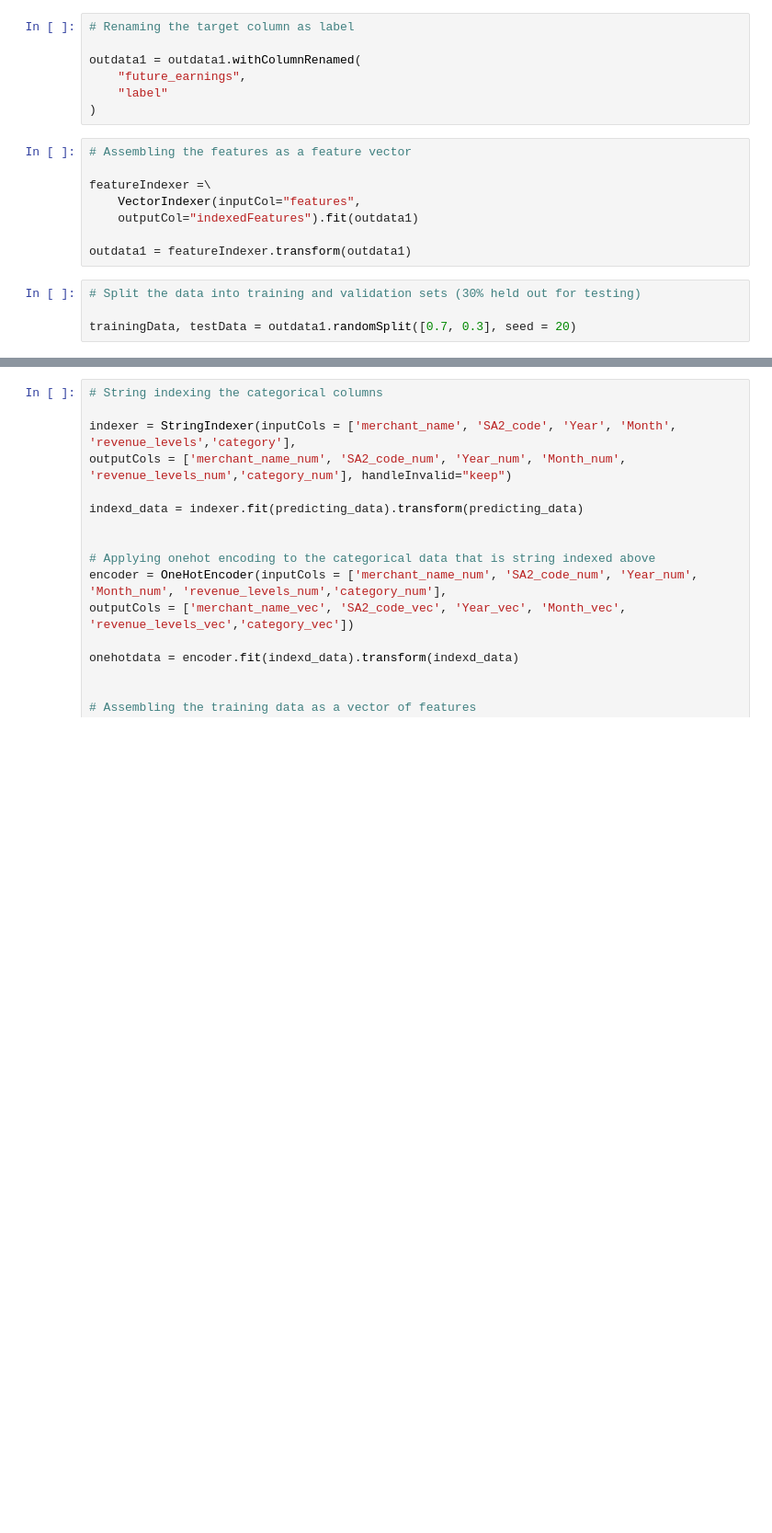
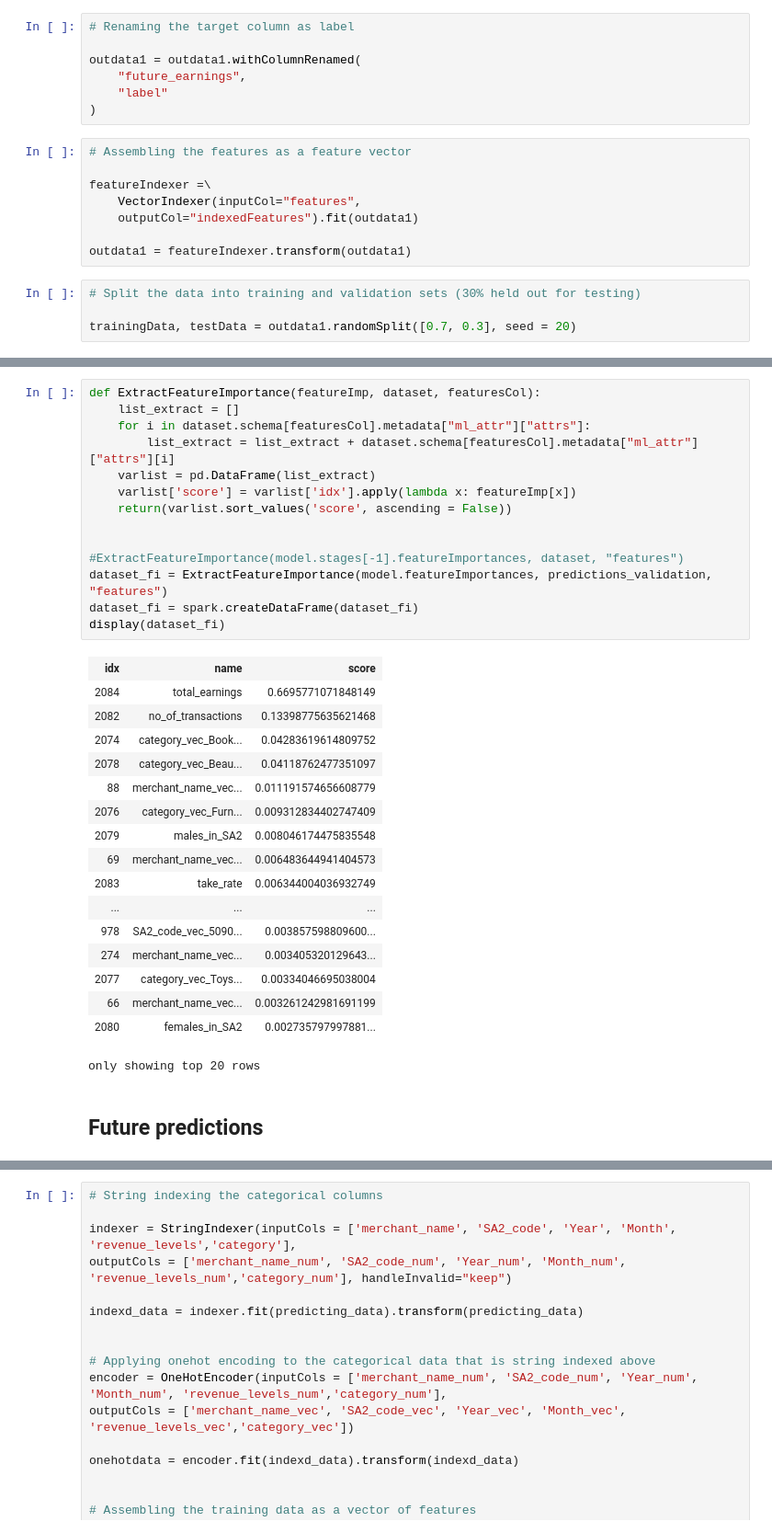
Before and after one commit to MAST30034-Applied-Data-Science/generic-buy-now-pay-later-project-group-10-bnpl, a Jupyter notebook: notebooks/Revenue Model Final.ipynb, the cells around one changed output, grey strips where cells are left out. Shown at 92% size. Cells and saved outputs as stored; diff of their text form; blank space fills up the shorter version.

```diff
--- a/notebooks/Revenue Model Final.ipynb
+++ b/notebooks/Revenue Model Final.ipynb
@@ -585,3 +394,37 @@ Mean Absolutee Error (MAE) on train data = 202.949
+# %%
+def ExtractFeatureImportance(featureImp, dataset, featuresCol):
+    list_extract = []
+    for i in dataset.schema[featuresCol].metadata["ml_attr"]["attrs"]:
+        list_extract = list_extract + dataset.schema[featuresCol].metadata["ml_attr"]["attrs"][i]
+    varlist = pd.DataFrame(list_extract)
+    varlist['score'] = varlist['idx'].apply(lambda x: featureImp[x])
+    return(varlist.sort_values('score', ascending = False))
+
+
+#ExtractFeatureImportance(model.stages[-1].featureImportances, dataset, "features")
+dataset_fi = ExtractFeatureImportance(model.featureImportances, predictions_validation, "features")
+dataset_fi = spark.createDataFrame(dataset_fi)
+display(dataset_fi)
+# %% [output]
+| idx | name | score |
+| 2084 | total_earnings | 0.6695771071848149 |
+| 2082 | no_of_transactions | 0.13398775635621468 |
+| 2074 | category_vec_Book... | 0.04283619614809752 |
+| 2078 | category_vec_Beau... | 0.04118762477351097 |
+| 88 | merchant_name_vec... | 0.011191574656608779 |
+| 2076 | category_vec_Furn... | 0.009312834402747409 |
+| 2079 | males_in_SA2 | 0.008046174475835548 |
+| 69 | merchant_name_vec... | 0.006483644941404573 |
+| 2083 | take_rate | 0.006344004036932749 |
+| ... | ... | ... |
+| 978 | SA2_code_vec_5090... | 0.003857598809600... |
+| 274 | merchant_name_vec... | 0.003405320129643... |
+| 2077 | category_vec_Toys... | 0.00334046695038004 |
+| 66 | merchant_name_vec... | 0.003261242981691199 |
+| 2080 | females_in_SA2 | 0.002735797997881... |
+only showing top 20 rows
+# %% [markdown]
+## Future predictions
 # %%
 latest_year = train.select(max('Year')).collect()[0][0]
 agg_month_1 = train.filter(train.Year == latest_year)
```
Also changed, not shown: parts of 52 cells of this notebook, 4 other files.
